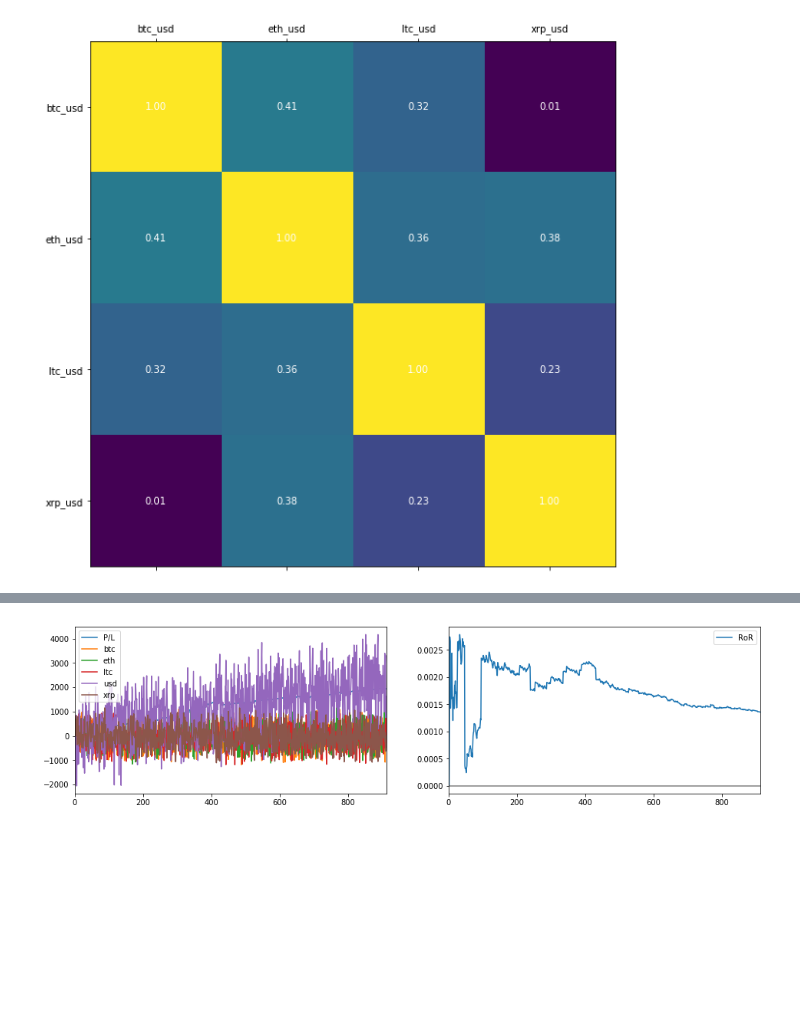
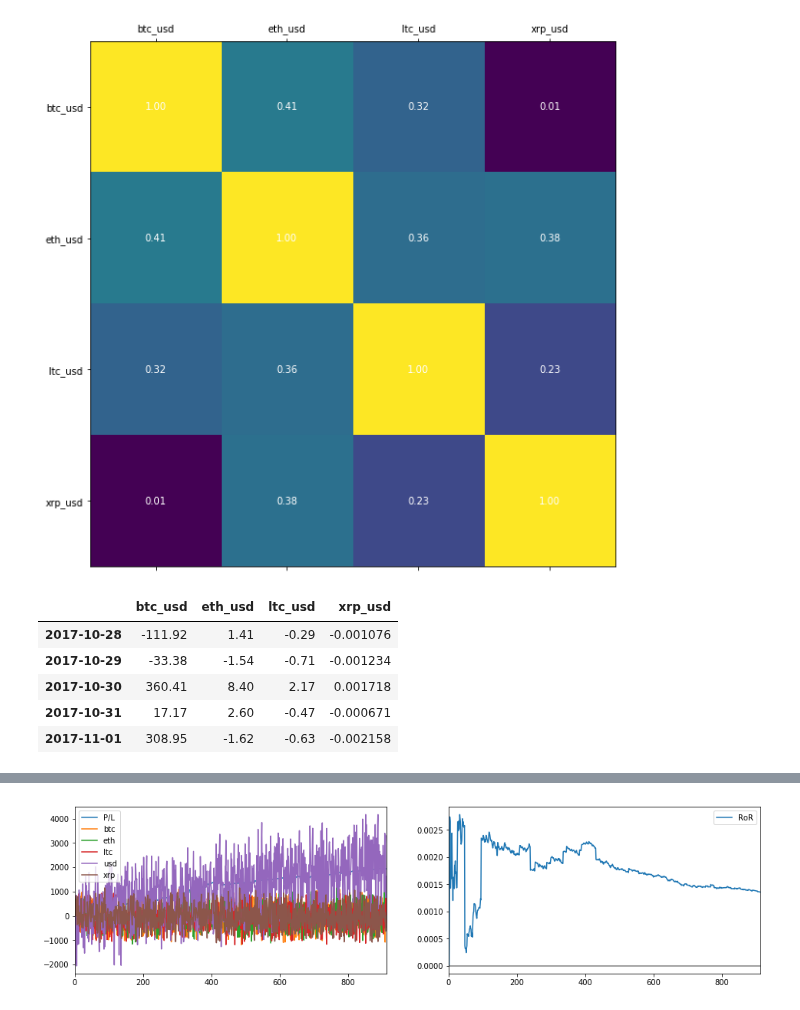
Before and after one commit to cambrian/quant, a Jupyter notebook: research/analysis.ipynb, the cells around one changed output, grey strips where cells are left out. Saved outputs shown, nothing was run; the diff lists cells and outputs as text; code cells hidden in the pictures; blank space fills up the shorter version.

```diff
--- a/research/analysis.ipynb
+++ b/research/analysis.ipynb
@@ -83,3 +74,17 @@ def plot_corr(df,size=10):
 plot_corr(data_15min)
 # %% [output]
 [figure]
+# %%
+pca_1d = PCA(n_components=1)
+pca_chunk_size = 500
+n_chunks = len(data['prices']) // pca_chunk_size
+
+price_diffs = data['prices'].diff().iloc[1:]
+price_diffs.head()
+# %% [output]
+|  | btc_usd | eth_usd | ltc_usd | xrp_usd |
+| 2017-10-28 | -111.92 | 1.41 | -0.29 | -0.001076 |
+| 2017-10-29 | -33.38 | -1.54 | -0.71 | -0.001234 |
+| 2017-10-30 | 360.41 | 8.40 | 2.17 | 0.001718 |
+| 2017-10-31 | 17.17 | 2.60 | -0.47 | -0.000671 |
+| 2017-11-01 | 308.95 | -1.62 | -0.63 | -0.002158 |
```
Also changed, not shown: parts of 5 cells of this notebook.
